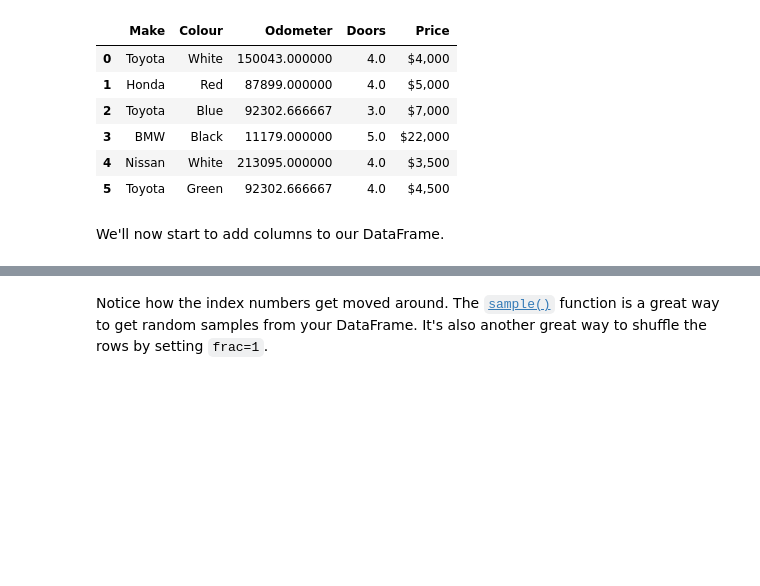
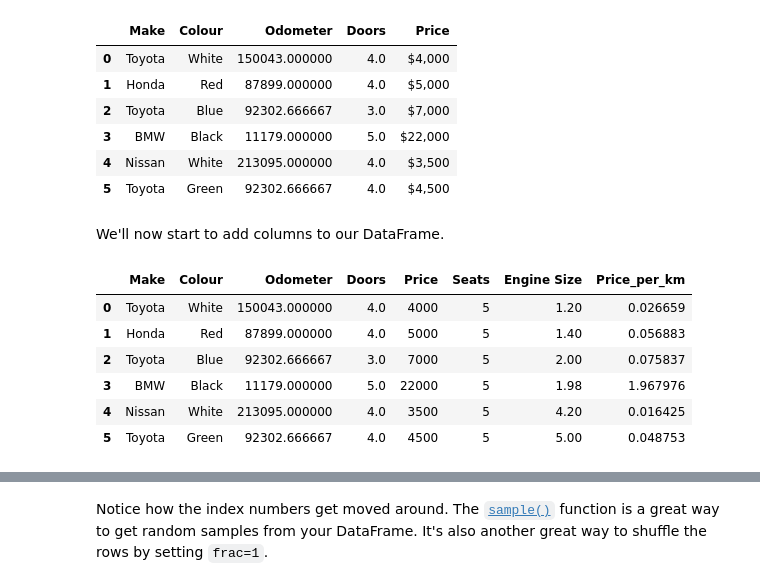
Before and after one commit to HM-bcard/Complete-Machine-Learning-Data-Science-Bootcamp, a Jupyter notebook: pandas-exercises.ipynb, the cells around one changed output, grey strips where cells are left out. Drawn from its saved outputs; the diff is of its cells as text; code cells hidden in the pictures; blank space fills up the shorter version.

```diff
--- a/pandas-exercises.ipynb
+++ b/pandas-exercises.ipynb
@@ -396,9 +398,20 @@ car_sales_na["Seats"] = 5
 # Remember: If you're doing it from a Python list, the list has to be the same length
 # as the DataFrame
 car_sales_na["Engine Size"] =[1.2,1.4,2.0,1.98,4.2,5.0]
+# %%
+car_sales_na["Price"] = car_sales_na["Price"].str.replace('[\\$\\,\\.]','',regex=True).astype(int)
 # %%
 # Create a column which represents the price of a car per kilometer
 # Then view the DataFrame
-car_sales_na["Pricce_per_km"] =
+car_sales_na["Price_per_km"] = car_sales_na["Price"]/car_sales_na["Odometer"]
+car_sales_na
+# %% [output]
+|  | Make | Colour | Odometer | Doors | Price | Seats | Engine Size | Price_per_km |
+| 0 | Toyota | White | 150043.000000 | 4.0 | 4000 | 5 | 1.20 | 0.026659 |
+| 1 | Honda | Red | 87899.000000 | 4.0 | 5000 | 5 | 1.40 | 0.056883 |
+| 2 | Toyota | Blue | 92302.666667 | 3.0 | 7000 | 5 | 2.00 | 0.075837 |
+| 3 | BMW | Black | 11179.000000 | 5.0 | 22000 | 5 | 1.98 | 1.967976 |
+| 4 | Nissan | White | 213095.000000 | 4.0 | 3500 | 5 | 4.20 | 0.016425 |
+| 5 | Toyota | Green | 92302.666667 | 4.0 | 4500 | 5 | 5.00 | 0.048753 |
 # %%
 # Remove the last column you added using .drop()
```
Also changed, not shown: parts of 9 cells of this notebook, 2 other files.
